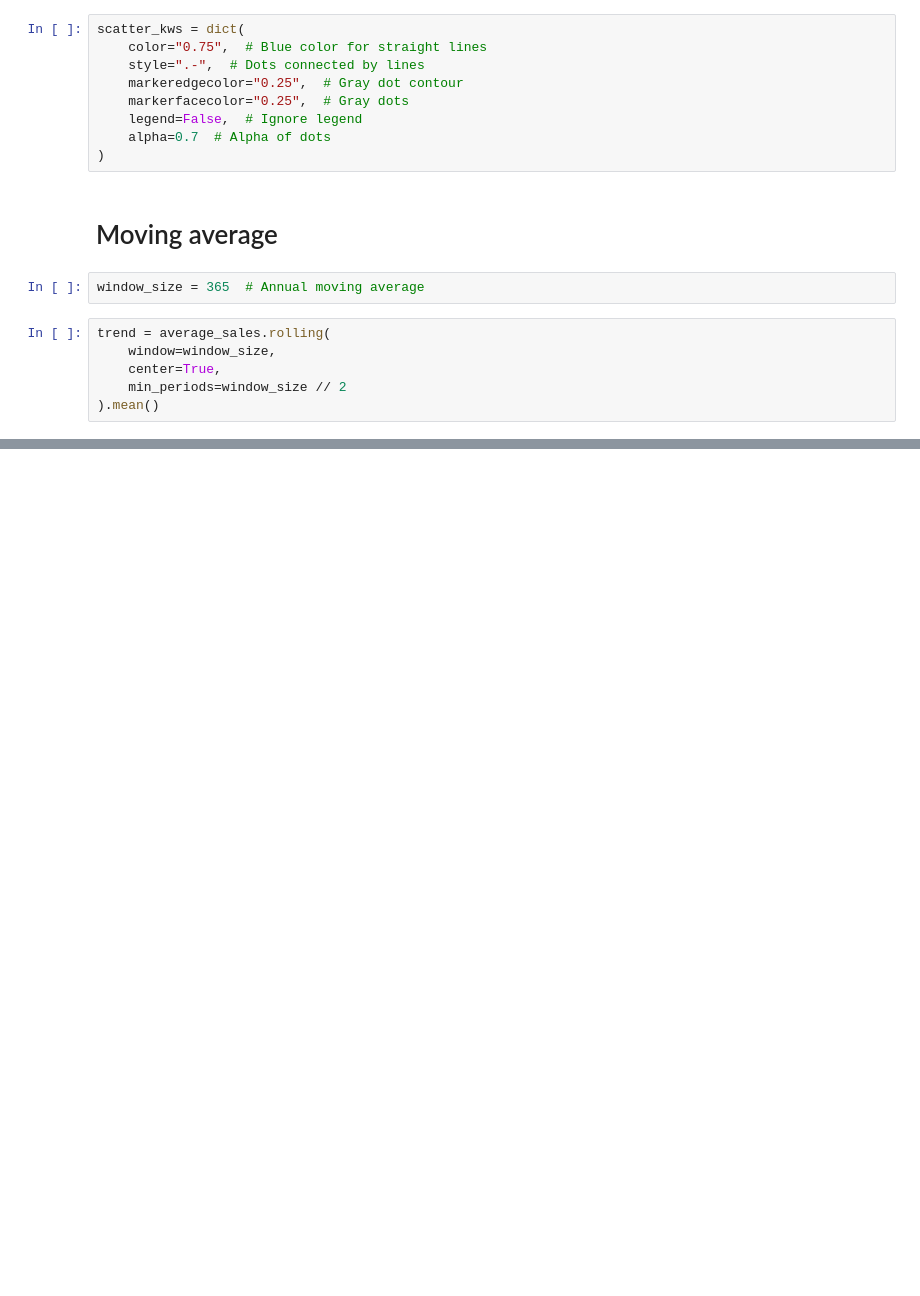
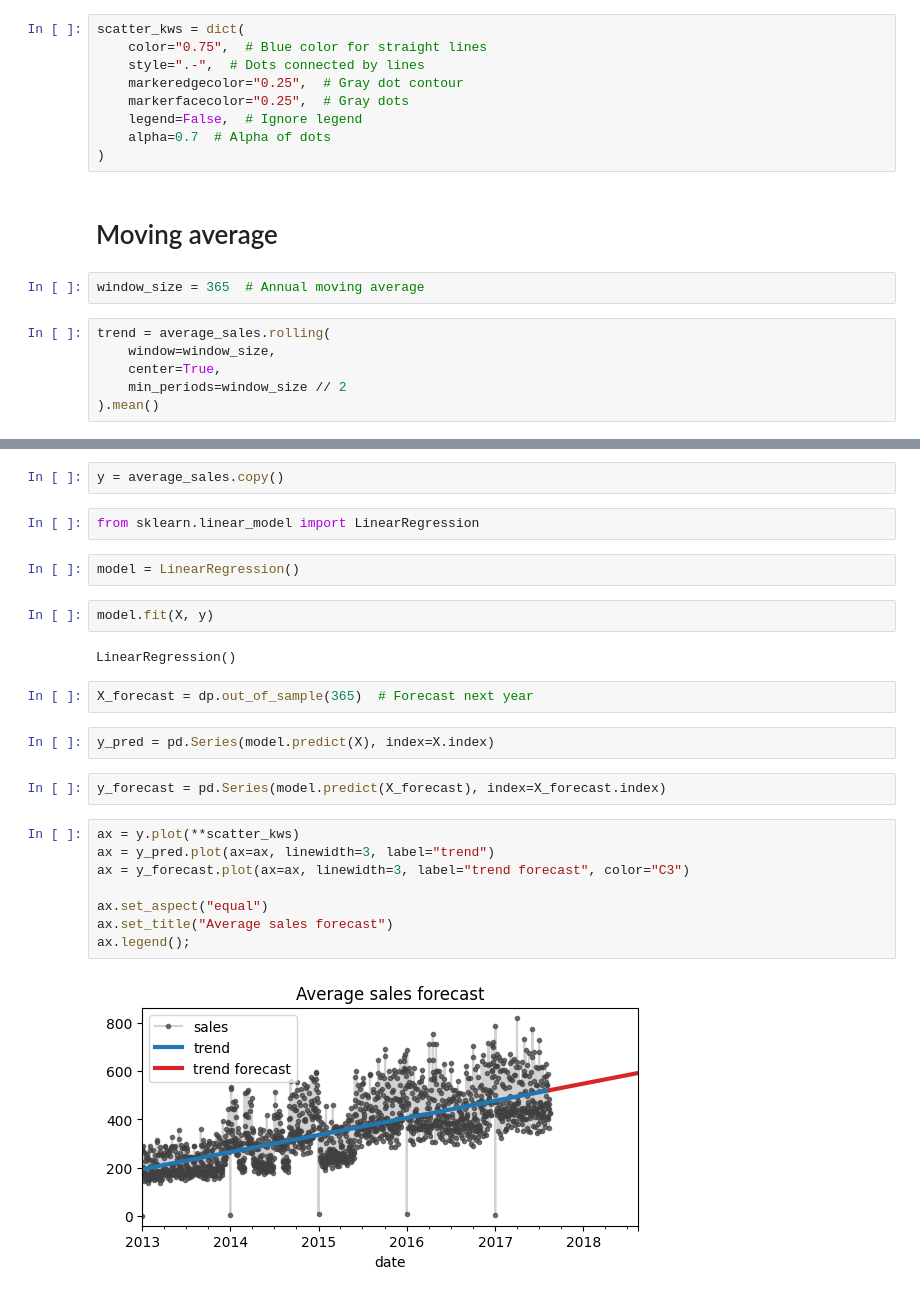
Before and after one commit to GerardoA01701474/EquipoReto, a Jupyter notebook: trend-modeling.ipynb, the cells around one changed output, grey strips where cells are left out. Cells and saved outputs as stored; diff of their text form; blank space fills up the shorter version.

```diff
--- a/trend-modeling.ipynb
+++ b/trend-modeling.ipynb
@@ -64,0 +91,26 @@ Text(0.5, 1.0, 'Average sales trend')
+# %%
+y = average_sales.copy()
+# %%
+from sklearn.linear_model import LinearRegression
+# %%
+model = LinearRegression()
+# %%
+model.fit(X, y)
+# %% [output]
+LinearRegression()
+# %%
+X_forecast = dp.out_of_sample(365)  # Forecast next year
+# %%
+y_pred = pd.Series(model.predict(X), index=X.index)
+# %%
+y_forecast = pd.Series(model.predict(X_forecast), index=X_forecast.index)
+# %%
+ax = y.plot(**scatter_kws)
+ax = y_pred.plot(ax=ax, linewidth=3, label="trend")
+ax = y_forecast.plot(ax=ax, linewidth=3, label="trend forecast", color="C3")
+
+ax.set_aspect("equal")
+ax.set_title("Average sales forecast")
+ax.legend();
+# %% [output]
+[figure, added]
```
Also changed, not shown: parts of 7 cells of this notebook.
